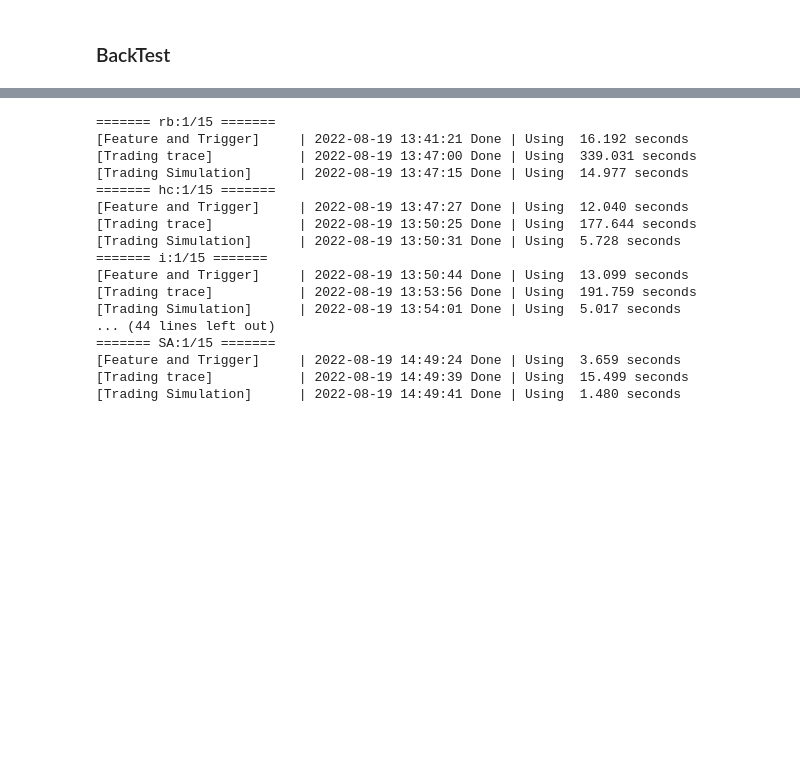
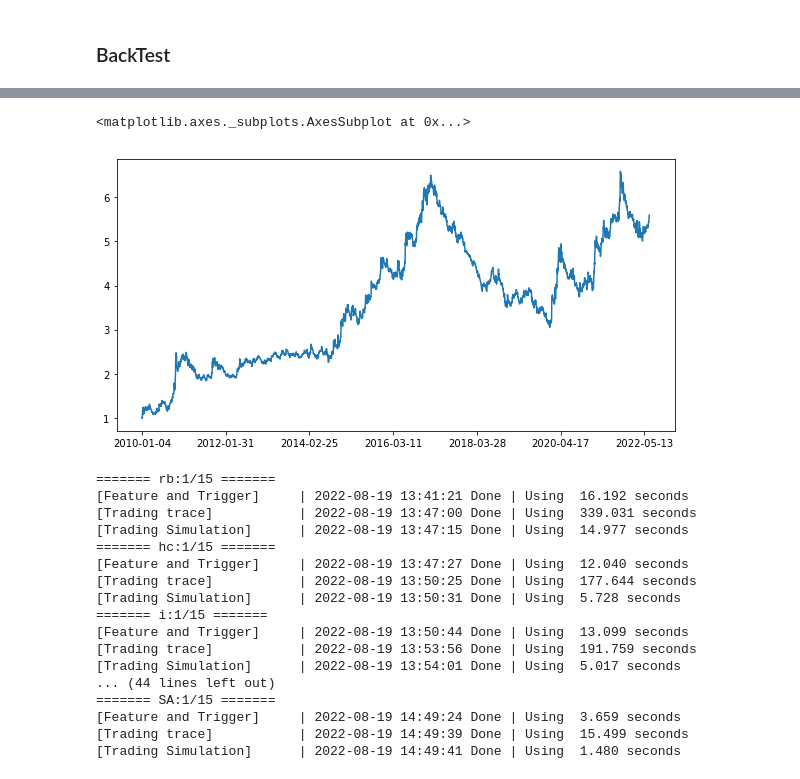
Before and after one commit to RichardS0268/Stock_cn_T0_Trend, a Jupyter notebook: CTA_data.ipynb, the cells around one changed output, grey strips where cells are left out. Drawn from its saved outputs; the diff is of its cells as text; code cells hidden in the pictures; blank space fills up the shorter version.

```diff
--- a/CTA_data.ipynb
+++ b/CTA_data.ipynb
@@ -583,3 +630,3 @@ def Simulation_all_in_one(scom, sig_filter, backtest_tick, logger=True):
 # %%
-tup = Simulation_all_in_one('rb', sig_filter=False, backtest_tick=0)
+balance, sym_logs = Simulation_all_in_one(sig_filter=True, backtest_tick=0)
 # %% [output]
@@ -602,3 +650,9 @@ tup = Simulation_all_in_one('rb', sig_filter=False, backtest_tick=0)
+# %%
+fig, axes = plt.subplots(figsize=(10, 5))
+balance['Pnl'].plot()
+# %% [output]
+<matplotlib.axes._subplots.AxesSubplot at 0x...>
+[figure, added]
 # %%
 balance, sym_logs = Simulation_all_in_one(sig_filter=False, backtest_tick=0)
 # %% [output]
```
Also changed, not shown: parts of 16 cells of this notebook.
